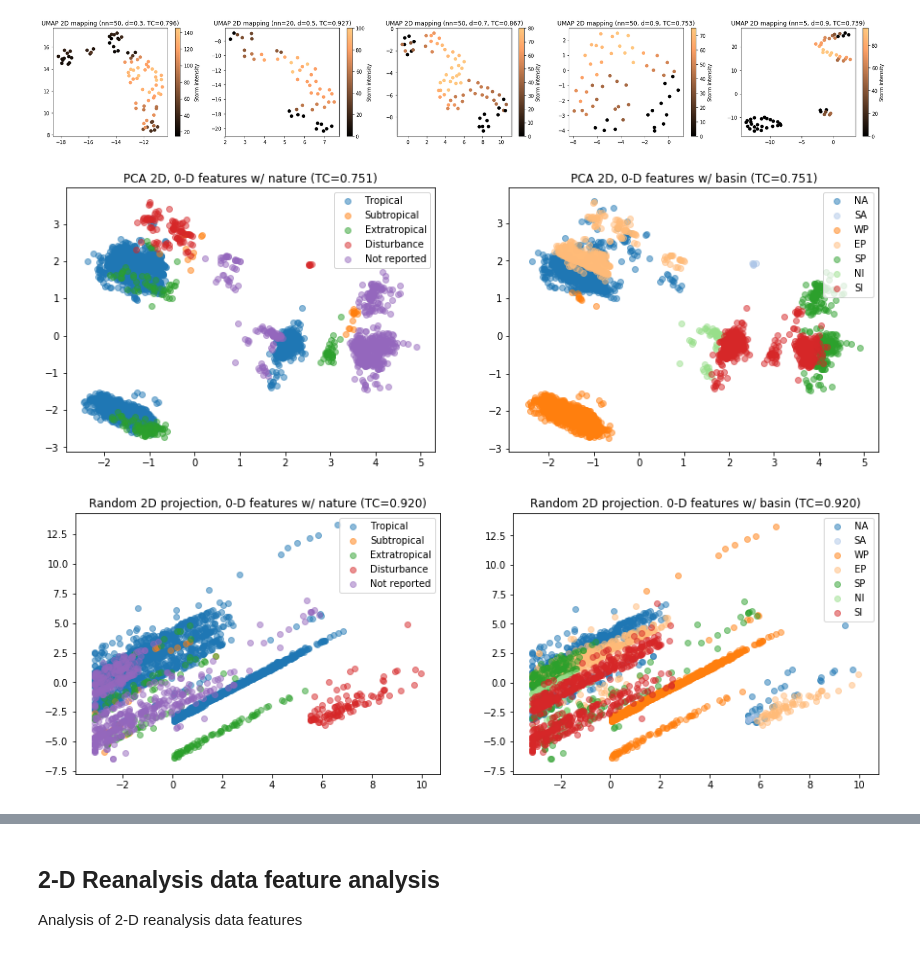
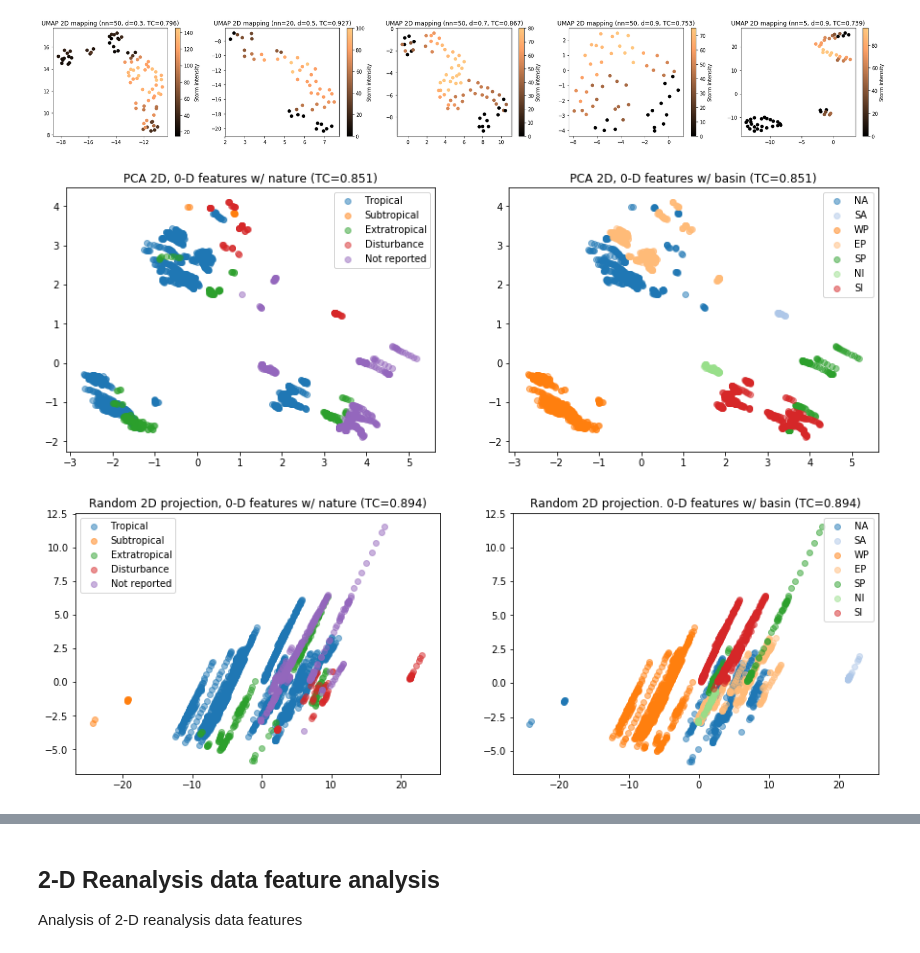
Before and after one commit to bgroenks96/csci-5622-project, a Jupyter notebook: storm_forecast/dr_experiments.ipynb, the cells around one changed output, grey strips where cells are left out. Saved outputs shown, nothing was run; the diff lists cells and outputs as text; code cells hidden in the pictures.

Commit message:
Add parallelism and more experiments

```diff
--- a/storm_forecast/dr_experiments.ipynb
+++ b/storm_forecast/dr_experiments.ipynb
@@ -34,3 +35,9 @@ import pandas as pd
+# %%
+def parallel(fn, params):
+    pool = mp.Pool(mp.cpu_count())
+    res = pool.map(fn, params)
+    pool.terminate()
+    return res
 # %%
 X_train, y_train = get_train_data()
 storm_groups = stormid_dict(X_train)
@@ -238,7 +245,7 @@ plt.show()
 # %% [output]
 [figure]
 # %%
-N = 100 # number of runs
+N = 50 # number of runs
 plt.figure(figsize=(30,4))
 for i, X_df in enumerate(storm_dfs):
     X_0d, X_zuv, X_sshv = feature_groups(X_df)
@@ -319,7 +326,10 @@ Running UMAP on all parameter sets for storm 3
 Running UMAP on all parameter sets for storm 4
 [figure]
 # %%
-X = X_train[X_train.instant_t % 5 == 0]
+N_storms = 100
+storms = pd.unique(X_train['stormid'])
+selected_storms = np.random.choice(storms, size=N_storms, replace=False)
+X = X_train[X_train['stormid'].isin(selected_storms)]
 X_0d, X_zuv, X_sshv = feature_groups(X)
 bas_cols = [c for c in X_0d.columns if c.startswith('basin')]
 nat_cols = [c for c in X_0d.columns if c.startswith('nature')]
@@ -345,7 +355,7 @@ def plot_mapping_2d(X_map, title, X_ccol, clabels, cmap):
     plt.legend(plots, [clabels[c] for c in cvals])
     plt.title(title)
 # %%
-# PCA
+#### PCA
 X_pc,_,_,_ = pca(X_0d, 2)
 tc = trust_cont_score(X_0d, X_pc, k=10)
 #X_pc_nat, pc_feat_contrib, _, _ = pca(X_0d_no_nature, 2)
@@ -359,24 +369,26 @@ plt.subplot(1,2,2)
 plot_mapping_2d(X_pc, "PCA 2D, 0-D features w/ basin (TC={:.3f})".format(tc), bas, bas_labels, 'tab20')
 plt.show()
 # %% [output]
-[figure, old version]
+[figure, new version]
 # %%
 # random projection
-N = 20
+N = 50
 plt.figure(figsize=(15,5))
-X_rp_all = [rand_projection(X_0d, n_components=2)[0] for i in range(N)]
-X_rp, tc, _ = evaluate(X_0d_no_nature, X_rp_all, k=10)[0]
+def run_rp(i):
+    return rand_projection(X_0d, n_components=2)[0]
+X_rp_all = parallel(run_rp, range(N))
+X_rp, tc, _ = evaluate(X_0d, X_rp_all, k=10)[0]
 #X_rp_nat_all = [rand_projection(X_0d_no_nature, n_components=2)[0] for i in range(N)]
 #X_rp_bas_all = [rand_projection(X_0d_no_basin, n_components=2)[0] for i in range(N)]
 #X_rp_nat, tc_nat, _ = evaluate(X_0d_no_nature, X_rp_nat_all, k=10)[0]
 #X_rp_bas, tc_bas, _ = evaluate(X_0d_no_basin, X_rp_bas_all, k=10)[0]
 plt.subplot(1,2,1)
 plot_mapping_2d(X_rp, "Random 2D projection, 0-D features w/ nature (TC={:.3f})".format(tc), nat, nat_labels, 'tab10')
 plt.subplot(1,2,2)
 plot_mapping_2d(X_rp, "Random 2D projection. 0-D features w/ basin (TC={:.3f})".format(tc), bas, bas_labels, 'tab20')
 plt.show()
 # %% [output]
-[figure, old version]
+[figure, new version]
 # %%
 # t-SNE
 plt.figure(figsize=(15,5))
```
Also changed, not shown: parts of 12 cells of this notebook.
